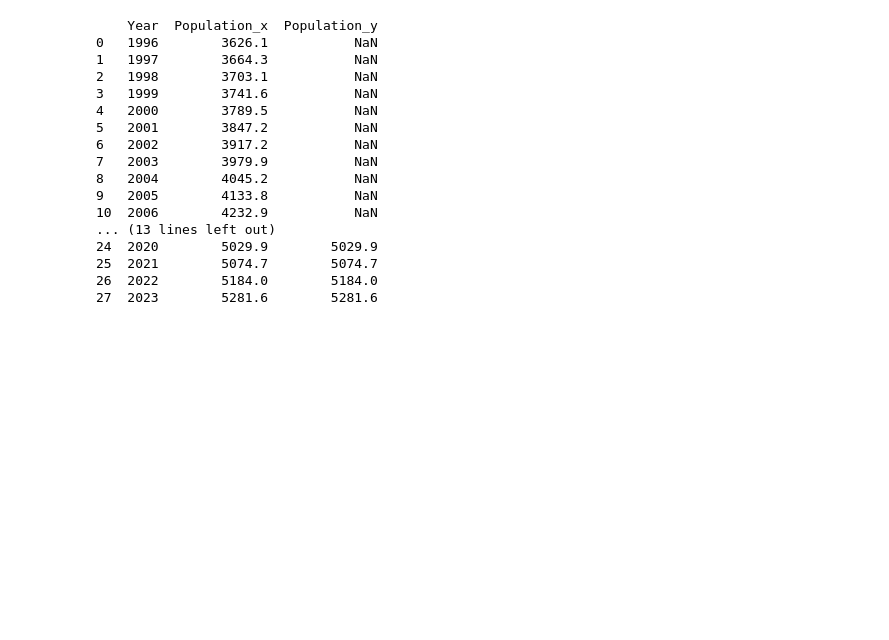
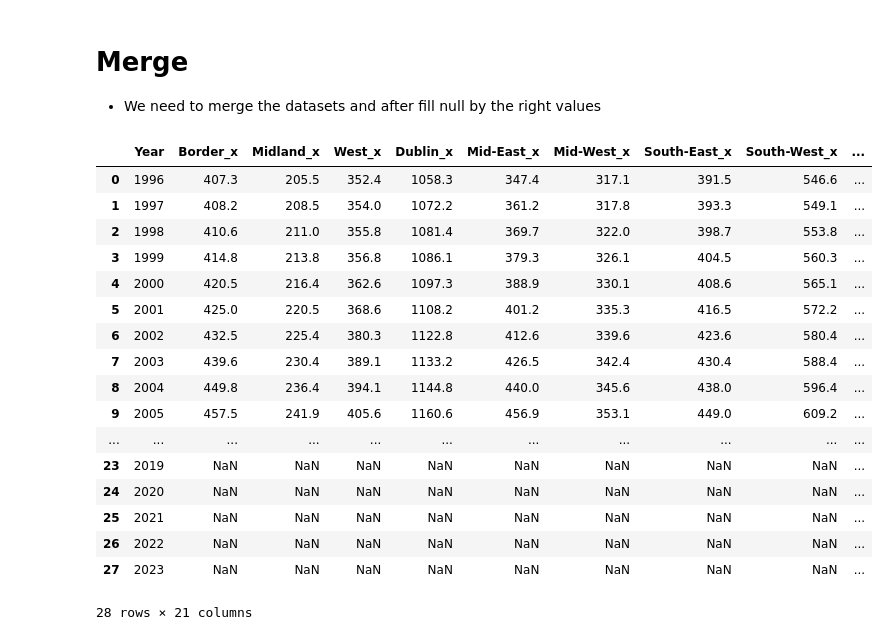
Before and after one commit to jmdtanalyst/MSC_DA_CA1, a Jupyter notebook: MSC_DA_CA1_Jose_Mario.ipynb, the cells around one changed output. Drawn from its saved outputs; the diff is of its cells as text; code cells hidden in the pictures; blank space fills up the shorter version.

```diff
--- a/MSC_DA_CA1_Jose_Mario.ipynb
+++ b/MSC_DA_CA1_Jose_Mario.ipynb
@@ -148,16 +136,18 @@ Columns Names:
 # %%
 ## Now we need to drop unicessary columns, and rename the other ones.
 
-df2 = df2.rename(columns={'VALUE': 'Population'})
-df2 = df2.loc[:,['Region','Year',"Population"]]
+# To prevent any error if run this cell twice, we can create a function to rename columns.
 
-# Rechecking the data
-df2 = df2.sort_values(by='Year', ascending=True)
+def rename_col(df, old_col, new_col):
+  try:
+    df = df.rename(columns={old_col: new_col})
+    return df
+  except KeyError:
+    print(f"Column {column} does not exist or has already been renamed.")
+    pass
 
-print(df2.head(20))
+df2 = rename_col(df2,'VALUE', 'Population')
+df2 = rename_col(df2, 'State', 'Total')
 
-print(f"\n check if there are null data")
-print(df2.isnull().sum())
-
-print(f"\n Shape:",df2.shape)
+df2.columns
 # %% [output]
@@ -183,9 +157,0 @@ dtype: int64
-# %%
-# Filter the DataFrame to only include rows with Regional Authority Area = state
-df2 = df2[df2['Region'] == 'State']
-# Print the DataFrame
-print(df2)
-print(f"\n check if there are null data")
-print(df2.isnull().sum())
-
-print(f"\n Shape:",df2.shape)
@@ -209,0 +158,7 @@ dtype: int64
+# %%
+# Lets get the columns in the right local and right name.
+
+df2 = df2.loc[:,['Year', 'Border',
+       'Midland', 'West', 'Dublin', 'Mid-East', 'Mid-West', 'South-East',
+       'South-West', 'Total', 'UNIT']]
+df2.head()
@@ -238,30 +194,32 @@ print(df2)
+# %% [markdown]
+# Merge
+
+* We need to merge the datasets and after fill null by the right values
 # %%
-
-
 # Merge the two DataFrames on the 'Year' column
 merged_df = df1.merge(df2, on='Year', how='outer')
 
-merged_df['Population_x'].fillna(merged_df['Population_y'], inplace=True)
 
 
 
 # Print the merged DataFrame
-print(merged_df)
+merged_df
 # %% [output]
+|  | Year | Border_x | Midland_x | West_x | Dublin_x | Mid-East_x | Mid-West_x | South-East_x | South-West_x | ... |
+| 0 | 1996 | 407.3 | 205.5 | 352.4 | 1058.3 | 347.4 | 317.1 | 391.5 | 546.6 | ... |
+| 1 | 1997 | 408.2 | 208.5 | 354.0 | 1072.2 | 361.2 | 317.8 | 393.3 | 549.1 | ... |
+| 2 | 1998 | 410.6 | 211.0 | 355.8 | 1081.4 | 369.7 | 322.0 | 398.7 | 553.8 | ... |
+| 3 | 1999 | 414.8 | 213.8 | 356.8 | 1086.1 | 379.3 | 326.1 | 404.5 | 560.3 | ... |
+| 4 | 2000 | 420.5 | 216.4 | 362.6 | 1097.3 | 388.9 | 330.1 | 408.6 | 565.1 | ... |
+| 5 | 2001 | 425.0 | 220.5 | 368.6 | 1108.2 | 401.2 | 335.3 | 416.5 | 572.2 | ... |
+| 6 | 2002 | 432.5 | 225.4 | 380.3 | 1122.8 | 412.6 | 339.6 | 423.6 | 580.4 | ... |
+| 7 | 2003 | 439.6 | 230.4 | 389.1 | 1133.2 | 426.5 | 342.4 | 430.4 | 588.4 | ... |
+| 8 | 2004 | 449.8 | 236.4 | 394.1 | 1144.8 | 440.0 | 345.6 | 438.0 | 596.4 | ... |
+| 9 | 2005 | 457.5 | 241.9 | 405.6 | 1160.6 | 456.9 | 353.1 | 449.0 | 609.2 | ... |
+| ... | ... | ... | ... | ... | ... | ... | ... | ... | ... | ... |
+| 23 | 2019 | NaN | NaN | NaN | NaN | NaN | NaN | NaN | NaN | ... |
+| 24 | 2020 | NaN | NaN | NaN | NaN | NaN | NaN | NaN | NaN | ... |
+| 25 | 2021 | NaN | NaN | NaN | NaN | NaN | NaN | NaN | NaN | ... |
+| 26 | 2022 | NaN | NaN | NaN | NaN | NaN | NaN | NaN | NaN | ... |
+| 27 | 2023 | NaN | NaN | NaN | NaN | NaN | NaN | NaN | NaN | ... |
-    Year  Population_x  Population_y
-0   1996        3626.1           NaN
-1   1997        3664.3           NaN
-2   1998        3703.1           NaN
-3   1999        3741.6           NaN
-4   2000        3789.5           NaN
-5   2001        3847.2           NaN
-6   2002        3917.2           NaN
-7   2003        3979.9           NaN
-8   2004        4045.2           NaN
-9   2005        4133.8           NaN
-10  2006        4232.9           NaN
-... (13 lines left out)
-24  2020        5029.9        5029.9
-25  2021        5074.7        5074.7
-26  2022        5184.0        5184.0
-27  2023        5281.6        5281.6
+28 rows × 21 columns
```
Also changed, not shown: parts of 24 cells of this notebook, 13 other files.
